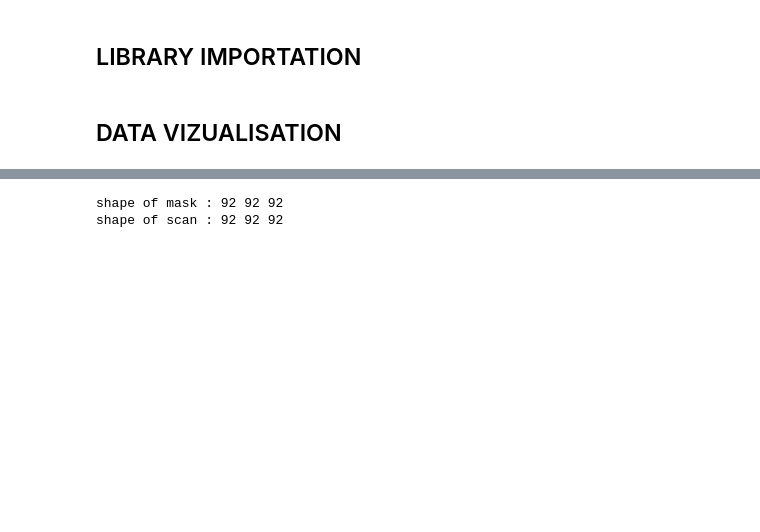
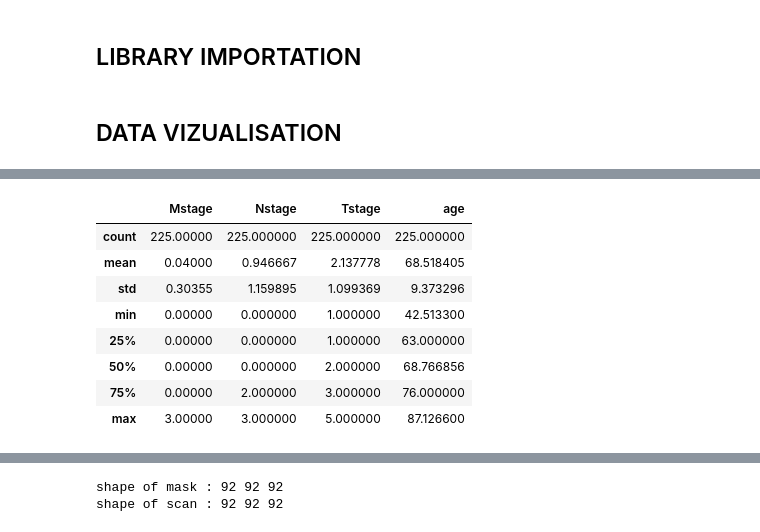
Before and after one commit to mylrcd/lung_cancer, a Jupyter notebook: predict.ipynb, the cells around one changed output, grey strips where cells are left out. Drawn from its saved outputs; the diff is of its cells as text; code cells hidden in the pictures; blank space fills up the shorter version.

```diff
--- a/predict.ipynb
+++ b/predict.ipynb
@@ -84,0 +145,14 @@ Number of rows : 125
+# %%
+x_train, x_val, y_train, y_val = train_test_split(x, y, random_state=1)
+# %%
+x_train.describe()
+# %% [output]
+|  | Mstage | Nstage | Tstage | age |
+| count | 225.00000 | 225.000000 | 225.000000 | 225.000000 |
+| mean | 0.04000 | 0.946667 | 2.137778 | 68.518405 |
+| std | 0.30355 | 1.159895 | 1.099369 | 9.373296 |
+| min | 0.00000 | 0.000000 | 1.000000 | 42.513300 |
+| 25% | 0.00000 | 0.000000 | 1.000000 | 63.000000 |
+| 50% | 0.00000 | 0.000000 | 2.000000 | 68.766856 |
+| 75% | 0.00000 | 2.000000 | 3.000000 | 76.000000 |
+| max | 3.00000 | 3.000000 | 5.000000 | 87.126600 |
```
Also changed, not shown: parts of 21 cells of this notebook.
